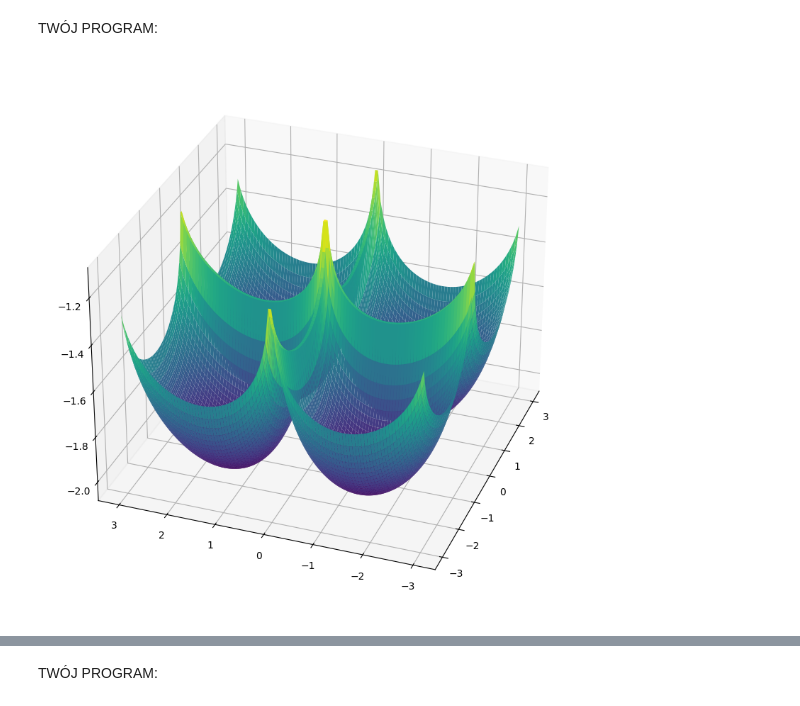
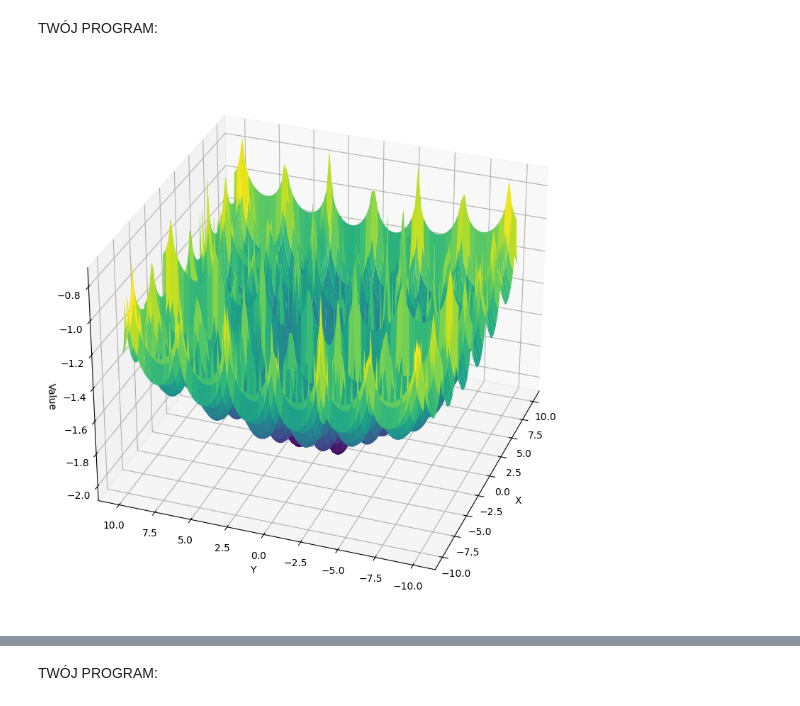
Before and after one commit to PotatoZip/Studies, a Jupyter notebook: Semestr_IV/Wstep_Do_Sztucznej_Inteligencji/Lab_7/142706_Zmiendak_Wiktor_Klasyczny algorytm genetyczny.ipynb, the cells around one changed output, grey strips where cells are left out. Cells and saved outputs as stored; diff of their text form; code cells hidden in the pictures.

```diff
--- a/Semestr_IV/Wstep_Do_Sztucznej_Inteligencji/Lab_7/142706_Zmiendak_Wiktor_Klasyczny algorytm genetyczny.ipynb
+++ b/Semestr_IV/Wstep_Do_Sztucznej_Inteligencji/Lab_7/142706_Zmiendak_Wiktor_Klasyczny algorytm genetyczny.ipynb
@@ -408,10 +408,13 @@ Dla wszystkich funkcji przyjmujemy `N=2` tzn. rozważamy ją jako funkcję dwóc
 # %% [markdown]
 TWÓJ PROGRAM:
 # %%
+
 def obj_func(x):
     ### TWÓJ KOD TUTAJ
 
-    return -0.0001*((abs(np.sin(x[0])*np.sin(x[1])*np.exp(abs(100 - (np.sqrt(x[0]**2 + x[1]**2)/np.pi)))) + 1)**(0.1))
+    x1, x2 = x
+
+    return -0.0001 * (np.abs(np.sin(x1) * np.sin(x2) * np.exp(np.abs(100 - np.sqrt(x1**2 + x2**2) / np.pi))) + 1)**0.1
 # %% [markdown]
 ## Zadanie 2  (obowiązkowe, 1pkt.)
 Przygotuj wykres 3D funkcji zaimplementowanej w zadaniu nr 1.
@@ -420,23 +423,25 @@ TWÓJ PROGRAM:
 # %%
 ### TWÓJ KOD TUTAJ
 
 import numpy as np
 import matplotlib.pyplot as plt
 from mpl_toolkits.mplot3d import axes3d
 
-n = 100
-sampled = np.linspace(-3, 3, n)
-x, y = np.meshgrid(sampled, sampled)
-z = obj_func([x,y])
+x = np.linspace(-10, 10, 100)
+y = np.linspace(-10, 10, 100)
+X, Y = np.meshgrid(x, y)
+Z = np.array([[obj_func([xi, yi]) for xi in x] for yi in y])
 
 fig = plt.figure(figsize=(10,10))
 ax = fig.add_subplot(111, projection='3d')
-
-surf = ax.plot_surface(x, y, z, rstride=1, cstride=1, cmap='viridis', linewidth=0.4, antialiased=True)
+surf = ax.plot_surface(X, Y, Z, cmap='viridis')
+ax.set_xlabel('X')
+ax.set_ylabel('Y')
+ax.set_zlabel('Value')
 ax.view_init(30, 200)
 plt.show()
 # %% [output]
-[figure, old version]
+[figure, new version]
 # %% [markdown]
 ## Zadanie 3 (obowiązkowe, 2pkt.)
 Korzystając z zaimplementowanych funkcji, zaimplementuj główną pętlę klasycznego algorytmu genetyczengo.
```
Also changed, not shown: parts of 3 cells of this notebook, 5 other files.
